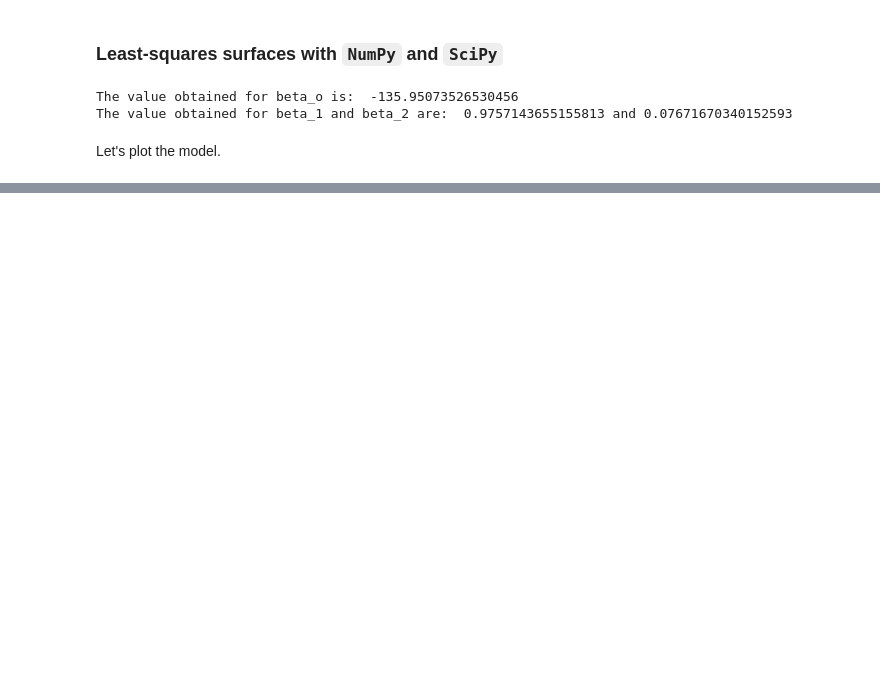
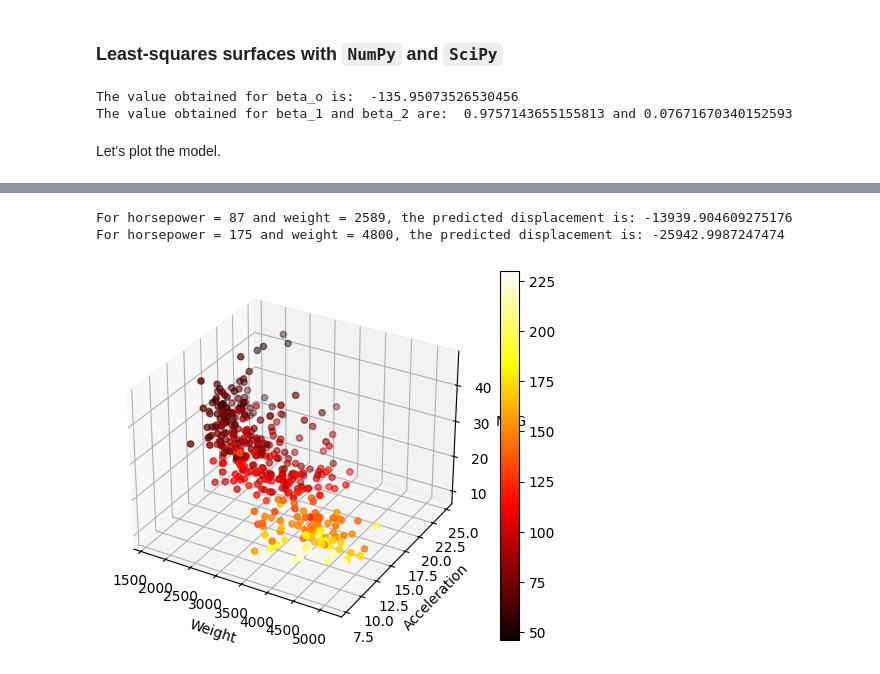
Before and after one commit to Chawwww/Practical-Discrete-Mathematics, a Jupyter notebook: Chapter 10 - Regression Analysis/Chapter10.ipynb, the cells around one changed output, grey strips where cells are left out. Cells and saved outputs as stored; diff of their text form; code cells hidden in the pictures; blank space fills up the shorter version.

```diff
--- a/Chapter 10 - Regression Analysis/Chapter10.ipynb
+++ b/Chapter 10 - Regression Analysis/Chapter10.ipynb
@@ -200,0 +242,41 @@ No handles with labels found to put in legend.
+# %%
+# Given values:
+horsepower_1 = 87
+weight_1 = 2589
+
+# Predict displacement:
+displacement_1 = reg.intercept_ + (reg.coef_[0] * horsepower_1) + (reg.coef_[1] * weight_1)
+
+print(f"For horsepower = {horsepower_1} and weight = {weight_1}, the predicted displacement is: {displacement_1}")
+
+horsepower_2 = 175
+weight_2 = 4800
+
+displacement_2 = reg.intercept_ + (reg.coef_[0] * horsepower_2) + (reg.coef_[1] * weight_2)
+print(f"For horsepower = {horsepower_2} and weight = {weight_2}, the predicted displacement is: {displacement_2}")
+# %% [output]
+For horsepower = 87 and weight = 2589, the predicted displacement is: -13939.904609275176
+For horsepower = 175 and weight = 4800, the predicted displacement is: -25942.9987247474
+# %%
+import matplotlib.pyplot as plt
+from mpl_toolkits.mplot3d import Axes3D
+
+fig = plt.figure()
+ax = fig.add_subplot(111, projection='3d')
+
+# Assuming 'df' is your dataframe
+x = df["weight"]
+y = df["acceleration"]
+z = df["mpg"]
+c = df["horsepower"]
+
+
+img = ax.scatter(x, y, z, c=c, cmap=plt.hot())
+fig.colorbar(img)
+ax.set_xlabel('Weight')
+ax.set_ylabel('Acceleration')
+ax.set_zlabel('MPG')
+
+plt.show()
+# %% [output]
+[figure, added]
```
Also changed, not shown: parts of 9 cells of this notebook.
